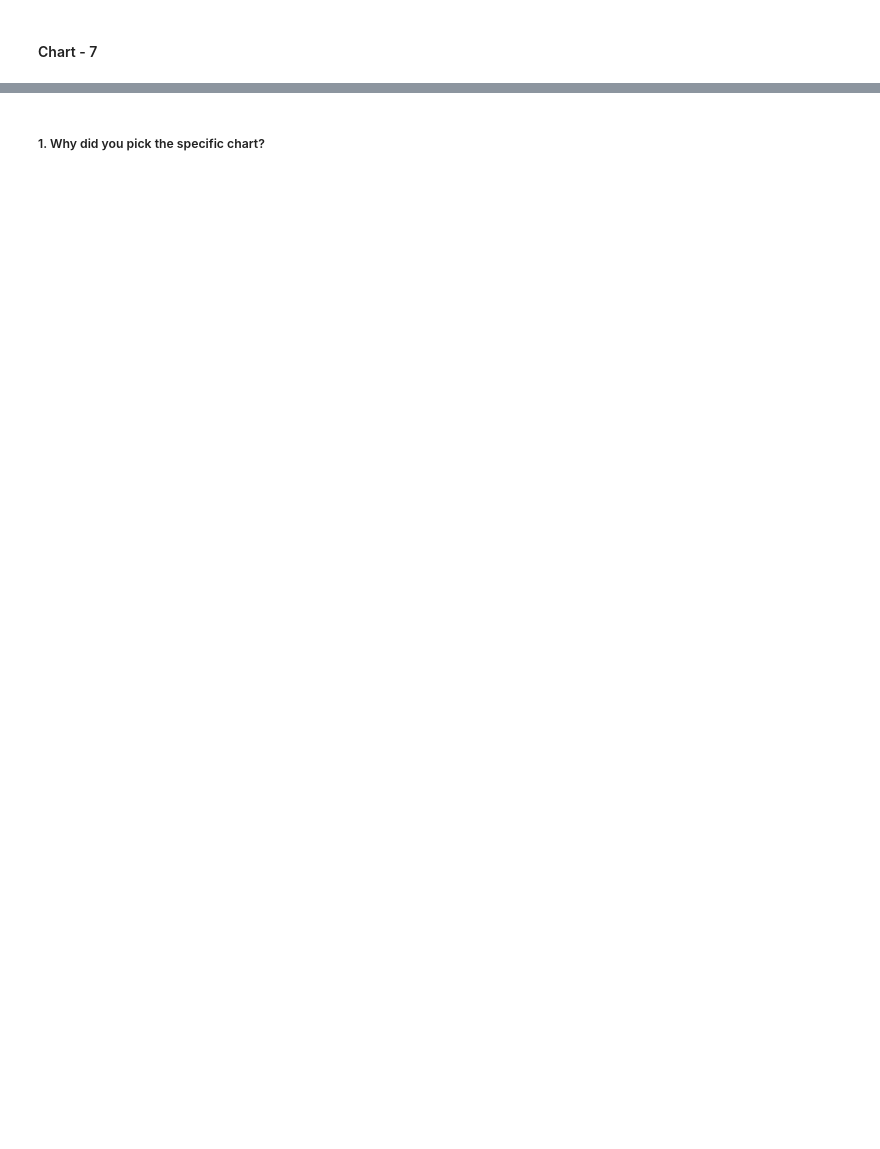
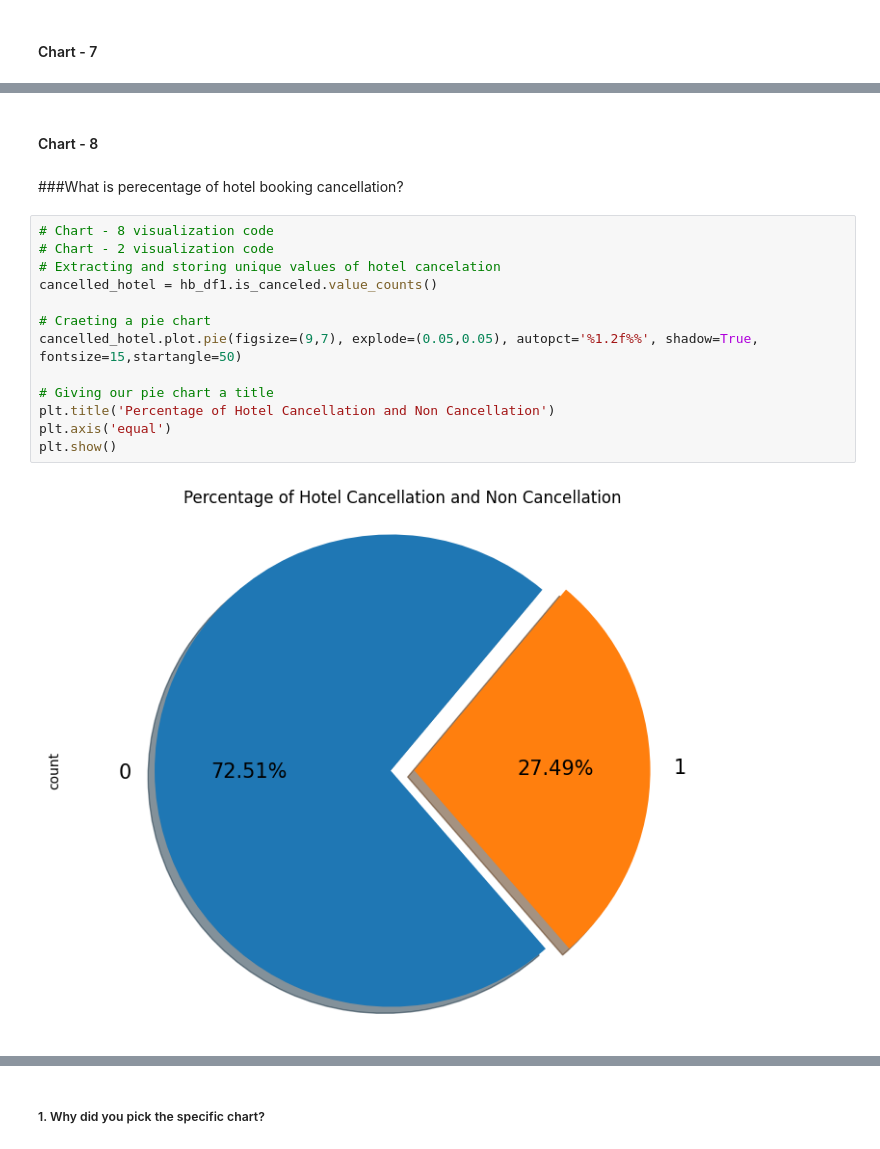
Before and after one commit to PujaH-DS/-Sample-EDA-Submission-HOTEL-BOOKING-Puja, a Jupyter notebook: Sample_EDA_Submission(HOTEL_BOOKING_)_Puja.ipynb, the cells around one changed output, grey strips where cells are left out. Cells and saved outputs as stored; diff of their text form; blank space fills up the shorter version.

```diff
--- a/Sample_EDA_Submission(HOTEL_BOOKING_)_Puja.ipynb
+++ b/Sample_EDA_Submission(HOTEL_BOOKING_)_Puja.ipynb
@@ -820,0 +963,19 @@ Answer Here
+# %% [markdown]
+#### Chart - 8
+# %% [markdown]
+###What is perecentage of hotel booking cancellation?
+# %%
+# Chart - 8 visualization code
+# Chart - 2 visualization code
+# Extracting and storing unique values of hotel cancelation
+cancelled_hotel = hb_df1.is_canceled.value_counts()
+
+# Craeting a pie chart
+cancelled_hotel.plot.pie(figsize=(9,7), explode=(0.05,0.05), autopct='%1.2f%%', shadow=True, fontsize=15,startangle=50)
+
+# Giving our pie chart a title
+plt.title('Percentage of Hotel Cancellation and Non Cancellation')
+plt.axis('equal')
+plt.show()
+# %% [output]
+[figure, added]
```
Also changed, not shown: parts of 177 cells of this notebook.
